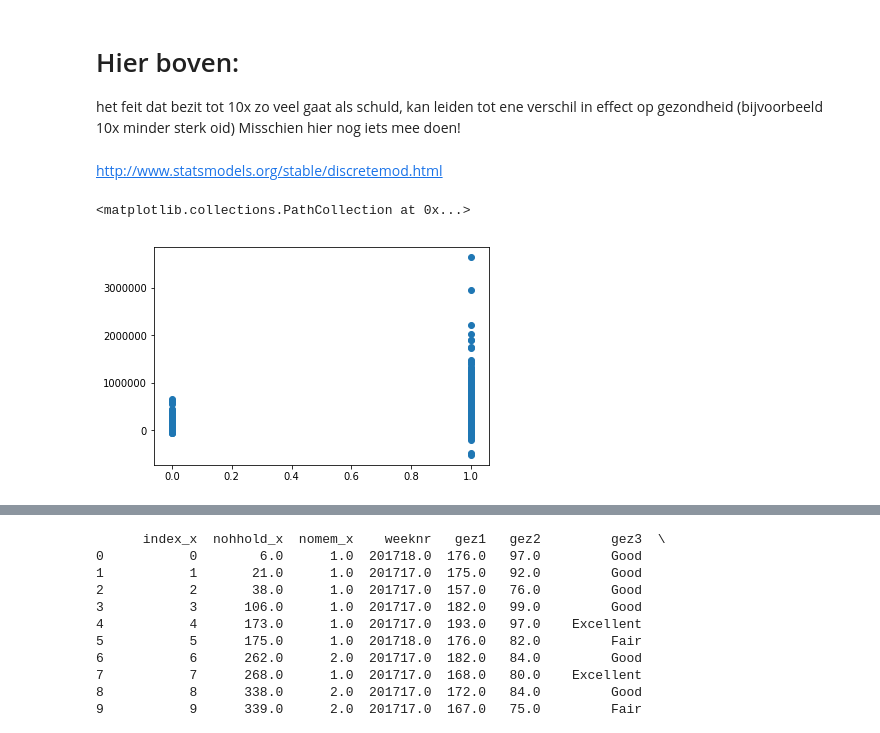
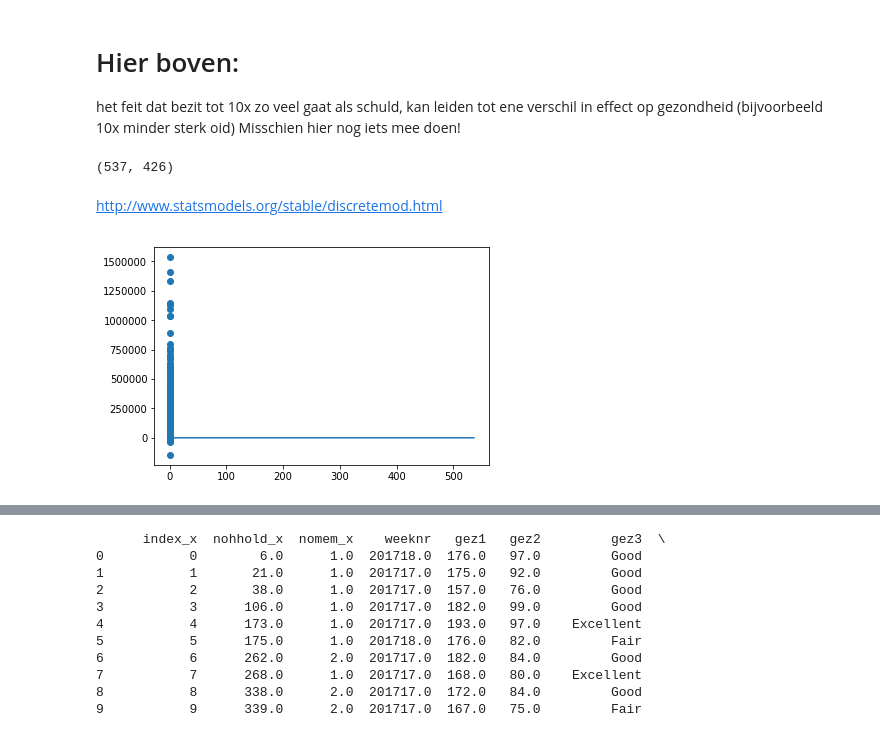
Before and after one commit to NielsvanOpstal/wealthy-healthy, a Jupyter notebook: data/fase2 creating the wealth variables and connecting the two lists.ipynb, the cells around one changed output, grey strips where cells are left out. Drawn from its saved outputs; the diff is of its cells as text; code cells hidden in the pictures.

```diff
--- a/data/fase2 creating the wealth variables and connecting the two lists.ipynb
+++ b/data/fase2 creating the wealth variables and connecting the two lists.ipynb
@@ -50,3 +57,7 @@ agw["netWorth"] = agw.apply(calcNetWorth, axis = 1)
+# %%
+agw2017["netWorth"] = agw2017.apply(calcNetWorth, axis = 1)
+agw2013["netWorth"] = agw2013.apply(calcNetWorth, axis = 1)
+agw2007["netWorth"] = agw2007.apply(calcNetWorth, axis = 1)
 # %%
 # Counter om aantal positieve en negatieve networths te tellen
 pos = 0
@@ -131,7 +117,18 @@ merged = pd.merge(gez, agw, on="personid")
+# %%
+merged2017 = pd.merge(gez2017, agw2017, on = "personid")
+merged2013 = pd.merge(gez2013, agw2013, on = "personid")
+merged2007 = pd.merge(gez2007, agw2007, on = "personid")
+# %%
+merged = pd.merge(merged2017, merged2013, on = "personid")
+merged = pd.merge(merged, merged2007, on = "personid")
+# %%
+print(merged.shape)
+# %% [output]
+(537, 426)
 # %%
 def selfAssedHealth(row):
     healthValues = {"Excellent" : 1, "Good" : 1, "Fair" : 1,
-                 "Not so good" : 0, "Poor": 0}
+                 "Not so good" : 0, "Poor": 0, "excellent" : 1, "good" : 1, "fair" : 1, "not so good" : 0, "poor" : 0}
 
     return healthValues[row["gez3"]]
 # %% [markdown]
@@ -139,8 +136,10 @@ http://www.statsmodels.org/stable/discretemod.html
 # %%
 merged["selfAssedHealth"] = merged.apply(selfAssedHealth, axis = 1)
 plt.scatter(merged.selfAssedHealth, merged.netWorth)
+merged2017["selfAssedHealth"] = merged2017.apply(selfAssedHealth, axis = 1)
+merged2013["selfAssedHealth"] = merged2013.apply(selfAssedHealth, axis = 1)
+merged2007["selfAssedHealth"] = merged2007.apply(selfAssedHealth, axis = 1)
 # %% [output]
-<matplotlib.collections.PathCollection at 0x...>
-[figure, old version]
+[figure, new version]
 # %%
 result = sm.ols(formula="selfAssedHealth ~ netWorth", data=merged).fit()
```
Also changed, not shown: parts of 16 cells of this notebook.
